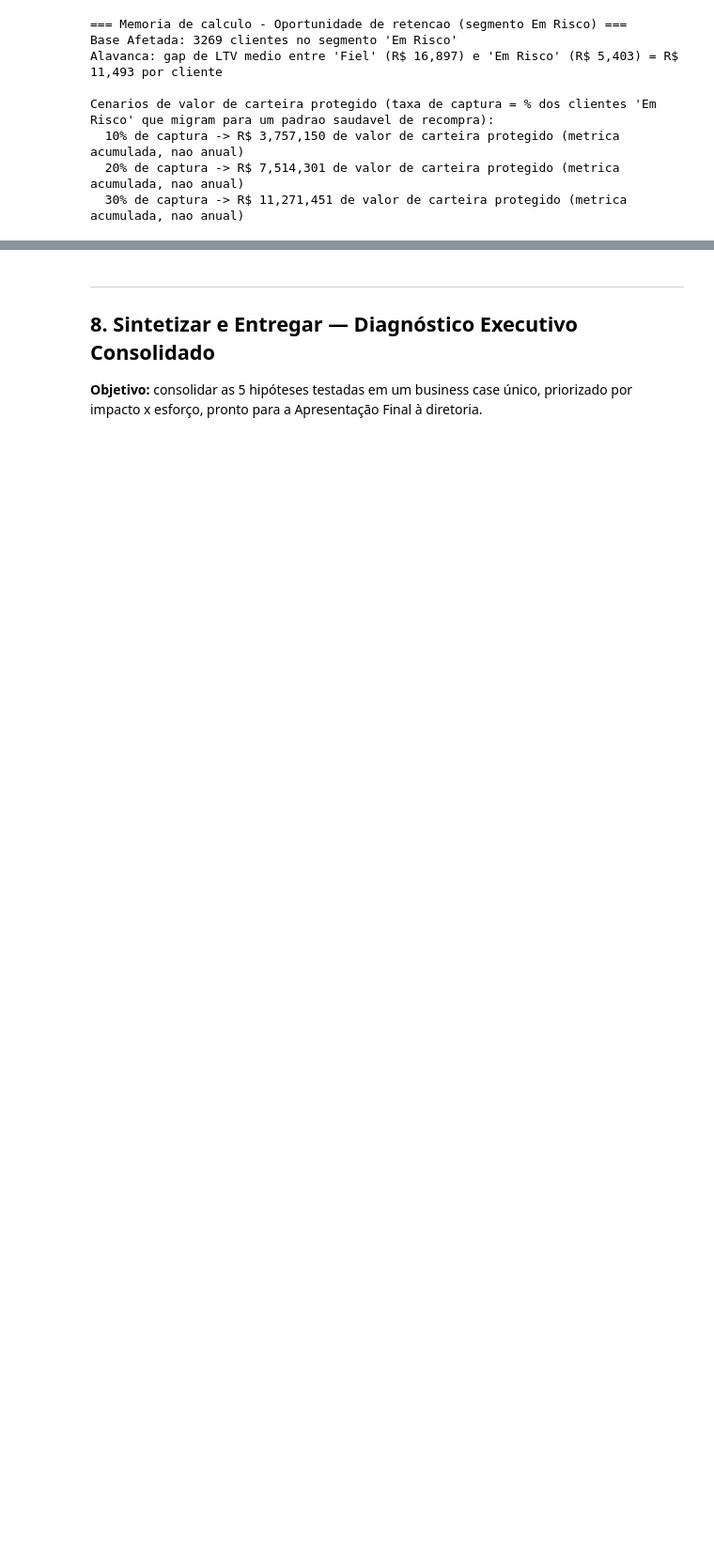
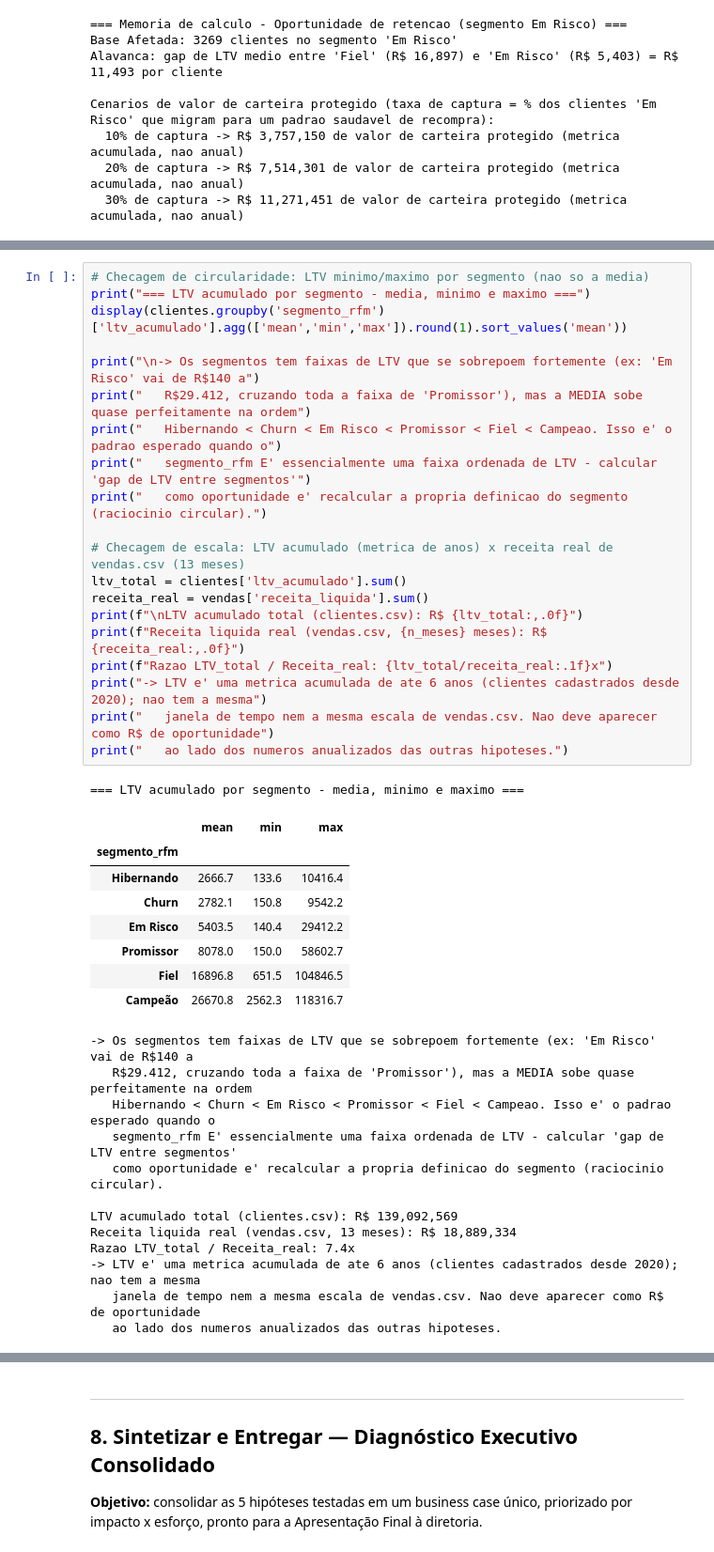
Before and after one commit to anapbatista/BootCamp-EloGroup, a Jupyter notebook: Case_Vertice_AED_Completa.ipynb, the cells around one changed output, grey strips where cells are left out. Shown at 94% size. Drawn from its saved outputs; the diff is of its cells as text; blank space fills up the shorter version.

```diff
--- a/Case_Vertice_AED_Completa.ipynb
+++ b/Case_Vertice_AED_Completa.ipynb
@@ -753 +916,43 @@ Cenarios de valor de carteira protegido (taxa de captura = % dos clientes 'Em Ri
+# %%
+# Checagem de circularidade: LTV minimo/maximo por segmento (nao so a media)
+print("=== LTV acumulado por segmento - media, minimo e maximo ===")
+display(clientes.groupby('segmento_rfm')['ltv_acumulado'].agg(['mean','min','max']).round(1).sort_values('mean'))
+
+print("\n-> Os segmentos tem faixas de LTV que se sobrepoem fortemente (ex: 'Em Risco' vai de R$140 a")
+print("   R$29.412, cruzando toda a faixa de 'Promissor'), mas a MEDIA sobe quase perfeitamente na ordem")
+print("   Hibernando < Churn < Em Risco < Promissor < Fiel < Campeao. Isso e' o padrao esperado quando o")
+print("   segmento_rfm E' essencialmente uma faixa ordenada de LTV - calcular 'gap de LTV entre segmentos'")
+print("   como oportunidade e' recalcular a propria definicao do segmento (raciocinio circular).")
+
+# Checagem de escala: LTV acumulado (metrica de anos) x receita real de vendas.csv (13 meses)
+ltv_total = clientes['ltv_acumulado'].sum()
+receita_real = vendas['receita_liquida'].sum()
+print(f"\nLTV acumulado total (clientes.csv): R$ {ltv_total:,.0f}")
+print(f"Receita liquida real (vendas.csv, {n_meses} meses): R$ {receita_real:,.0f}")
+print(f"Razao LTV_total / Receita_real: {ltv_total/receita_real:.1f}x")
+print("-> LTV e' uma metrica acumulada de ate 6 anos (clientes cadastrados desde 2020); nao tem a mesma")
+print("   janela de tempo nem a mesma escala de vendas.csv. Nao deve aparecer como R$ de oportunidade")
+print("   ao lado dos numeros anualizados das outras hipoteses.")
+# %% [output]
+=== LTV acumulado por segmento - media, minimo e maximo ===
+|  | mean | min | max |
+| segmento_rfm |  |  |  |
+| Hibernando | 2666.7 | 133.6 | 10416.4 |
+| Churn | 2782.1 | 150.8 | 9542.2 |
+| Em Risco | 5403.5 | 140.4 | 29412.2 |
+| Promissor | 8078.0 | 150.0 | 58602.7 |
+| Fiel | 16896.8 | 651.5 | 104846.5 |
+| Campeão | 26670.8 | 2562.3 | 118316.7 |
+-> Os segmentos tem faixas de LTV que se sobrepoem fortemente (ex: 'Em Risco' vai de R$140 a
+   R$29.412, cruzando toda a faixa de 'Promissor'), mas a MEDIA sobe quase perfeitamente na ordem
+   Hibernando < Churn < Em Risco < Promissor < Fiel < Campeao. Isso e' o padrao esperado quando o
+   segmento_rfm E' essencialmente uma faixa ordenada de LTV - calcular 'gap de LTV entre segmentos'
+   como oportunidade e' recalcular a propria definicao do segmento (raciocinio circular).
+
+LTV acumulado total (clientes.csv): R$ 139,092,569
+Receita liquida real (vendas.csv, 13 meses): R$ 18,889,334
+Razao LTV_total / Receita_real: 7.4x
+-> LTV e' uma metrica acumulada de ate 6 anos (clientes cadastrados desde 2020); nao tem a mesma
+   janela de tempo nem a mesma escala de vendas.csv. Nao deve aparecer como R$ de oportunidade
+   ao lado dos numeros anualizados das outras hipoteses.
 # %% [markdown]
```
Also changed, not shown: parts of 38 cells of this notebook.
